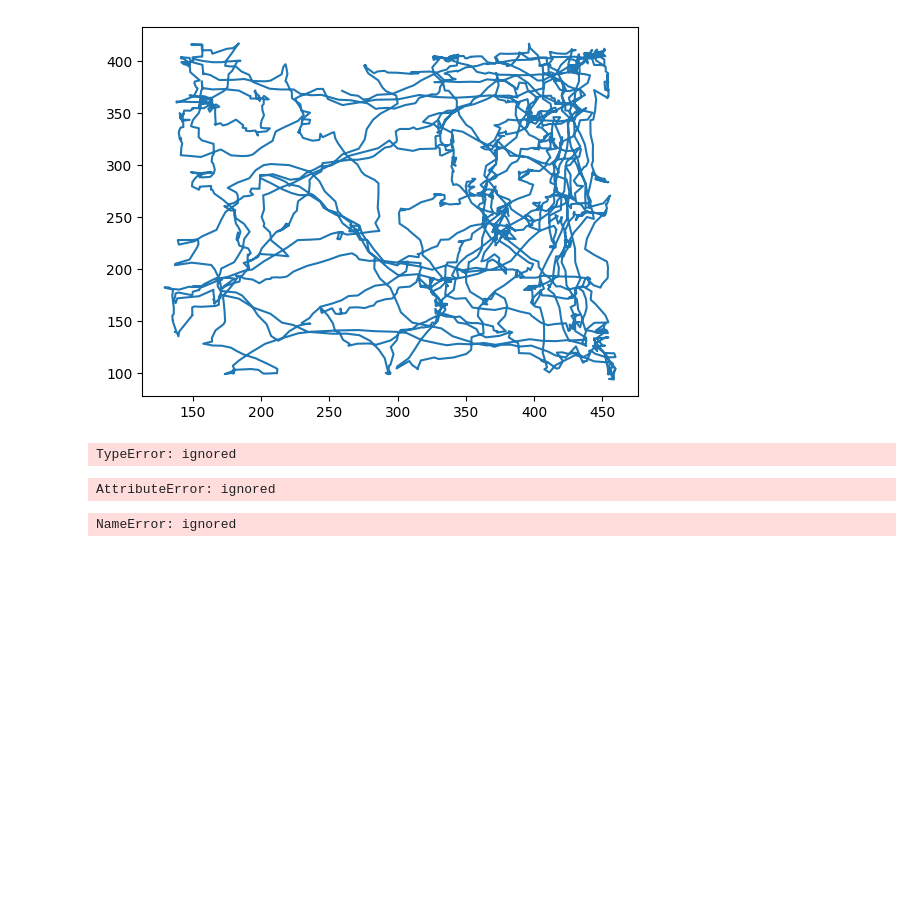
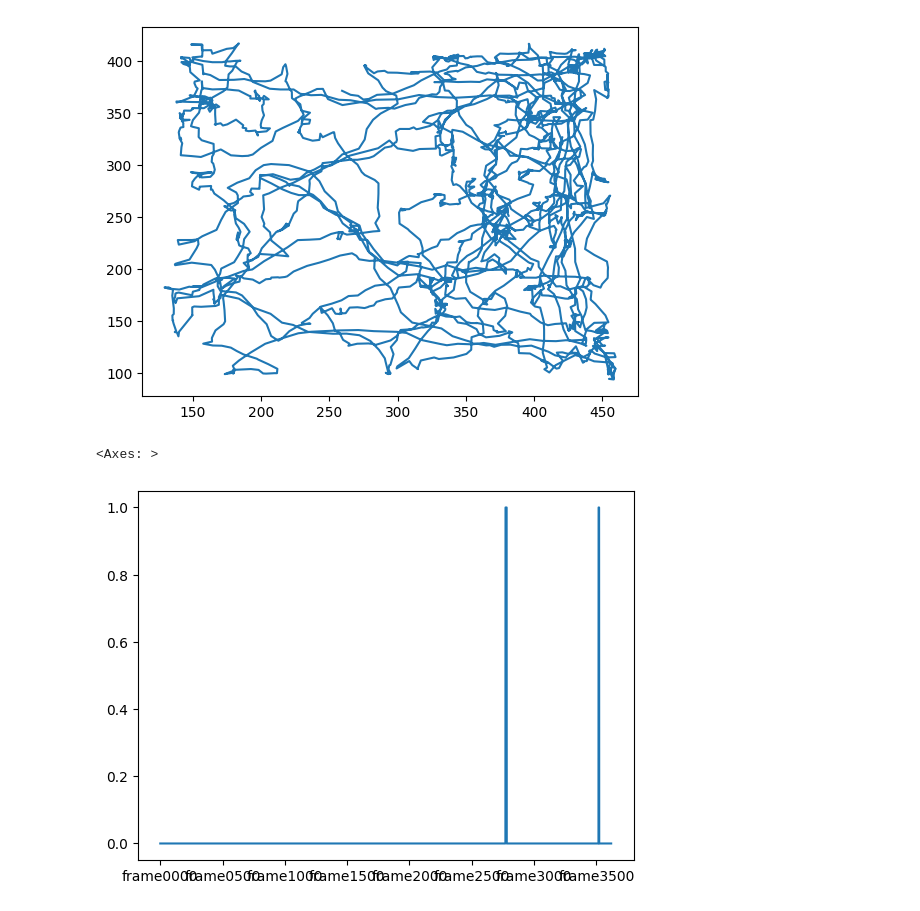
Before and after one commit to NovakHChen/fiberphotometry, a Jupyter notebook: notebooks/video_velocity_analysis.ipynb, the cells around one changed output. Drawn from its saved outputs; the diff is of its cells as text; code cells hidden in the pictures; blank space fills up the shorter version.

```diff
--- a/notebooks/video_velocity_analysis.ipynb
+++ b/notebooks/video_velocity_analysis.ipynb
@@ -223,8 +236,3 @@ plt.plot(data[(data.columns.values[0][0],
 # %% [output]
 [<matplotlib.lines.Line2D at 0x...>]
 [figure]
-# %%
-pdist = b.pairwise_dist(x_coords)
-pdist
-# %% [output]
-TypeError: ignored
@@ -238,16 +239,8 @@ b.distance_moved()
-# %%
-dist = b.distance_moved(x_coords, y_coords)
-dist
-# %% [output]
-AttributeError: ignored
-# %%
-dist = distance_moved(beh_df[(beh_df.columns.values[0][0],
-                              'head_midpoint', 'x')],
-                      beh_df[(beh_df.columns.values[0][0],
-                              'head_midpoint', 'y')])
-dist.plot()
-dist.mean()
-# %% [output]
-NameError: ignored
+# %%
+mob = beh.define_immobility(x_coords, y_coords)
+mob.plot()
+# %% [output]
+<Axes: >
+[figure, added]
 # %%
 fig, axs = plt.subplots(ncols=3)
```
Also changed, not shown: parts of 14 cells of this notebook.
